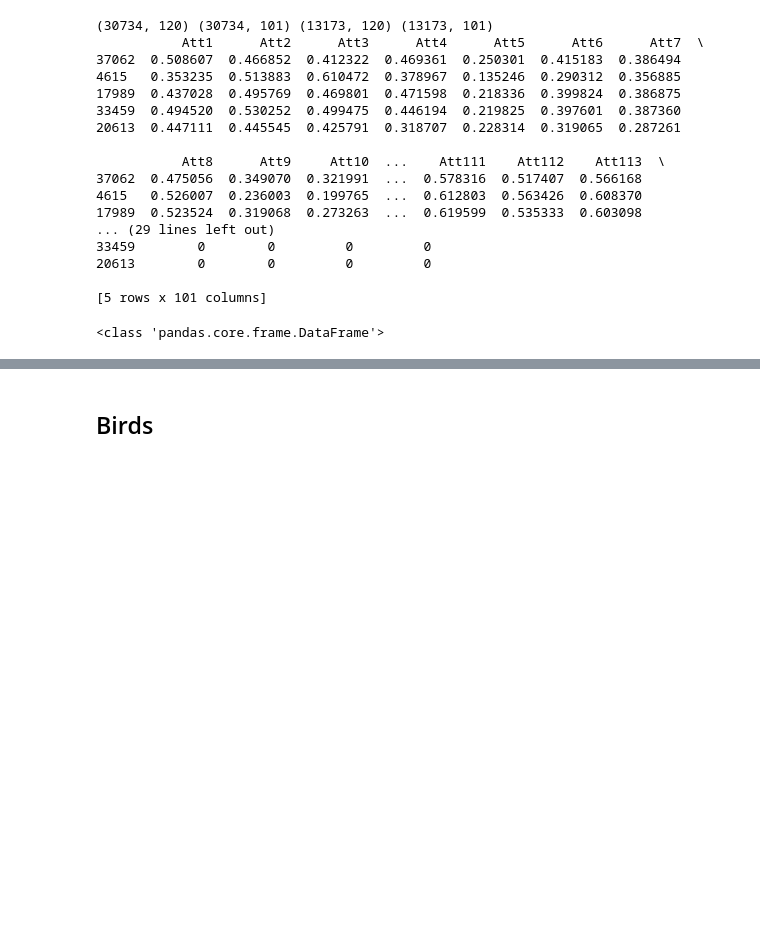
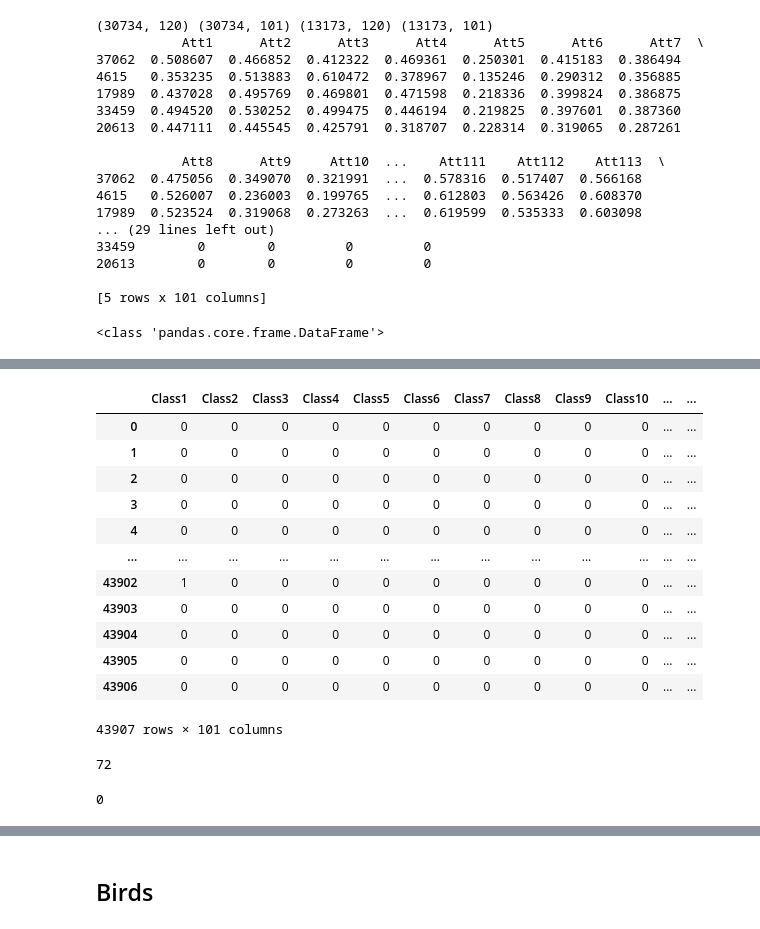
Before and after one commit to Daksh-404/EvolutionaryAlgo-MLC-Trials, a Jupyter notebook: utils/visualizer.ipynb, the cells around one changed output, grey strips where cells are left out. Saved outputs shown, nothing was run; the diff lists cells and outputs as text; code cells hidden in the pictures; blank space fills up the shorter version.

```diff
--- a/utils/visualizer.ipynb
+++ b/utils/visualizer.ipynb
@@ -87,3 +87,6 @@ print(Y_Train_All.head(5))
 print(type(X_Train))
 # %% [output]
 <class 'pandas.core.frame.DataFrame'>
+# %%
+df = pd.read_csv(r'../Datasets/mediamill_120.csv')
+df.head()
@@ -89,0 +101,45 @@ print(type(X_Train))
+# %%
+df_ = df.iloc[:, 120:]
+df_
+# %% [output]
+|  | Class1 | Class2 | Class3 | Class4 | Class5 | Class6 | Class7 | Class8 | Class9 | Class10 | ... | ... |
+| 0 | 0 | 0 | 0 | 0 | 0 | 0 | 0 | 0 | 0 | 0 | ... | ... |
+| 1 | 0 | 0 | 0 | 0 | 0 | 0 | 0 | 0 | 0 | 0 | ... | ... |
+| 2 | 0 | 0 | 0 | 0 | 0 | 0 | 0 | 0 | 0 | 0 | ... | ... |
+| 3 | 0 | 0 | 0 | 0 | 0 | 0 | 0 | 0 | 0 | 0 | ... | ... |
+| 4 | 0 | 0 | 0 | 0 | 0 | 0 | 0 | 0 | 0 | 0 | ... | ... |
+| ... | ... | ... | ... | ... | ... | ... | ... | ... | ... | ... | ... | ... |
+| 43902 | 1 | 0 | 0 | 0 | 0 | 0 | 0 | 0 | 0 | 0 | ... | ... |
+| 43903 | 0 | 0 | 0 | 0 | 0 | 0 | 0 | 0 | 0 | 0 | ... | ... |
+| 43904 | 0 | 0 | 0 | 0 | 0 | 0 | 0 | 0 | 0 | 0 | ... | ... |
+| 43905 | 0 | 0 | 0 | 0 | 0 | 0 | 0 | 0 | 0 | 0 | ... | ... |
+| 43906 | 0 | 0 | 0 | 0 | 0 | 0 | 0 | 0 | 0 | 0 | ... | ... |
+43907 rows × 101 columns
+# %%
+freq = 0.02
+#dropping useless classes
+cols_dropped = []
+for col in df_.columns:
+    min_val = 1000000009
+    sum = 0
+    for item in df_.groupby(col).size():
+        min_val = min(min_val, item)
+        sum = sum + item
+    if min_val / sum < freq:
+        cols_dropped.append(col)
+print(len(cols_dropped))
+# %% [output]
+72
+# %%
+# dropping useless features
+features_dropped = []
+df_f = df_.iloc[:, :120]
+for col in df_f.columns:
+    cnt = 0
+    for item in df_f.groupby(col).size():
+            cnt = cnt + 1
+    if cnt < 2:
+        features_dropped.append(col)
+print(len(features_dropped))
+# %% [output]
+0
```
Also changed, not shown: parts of 39 cells of this notebook, 13 other files.
